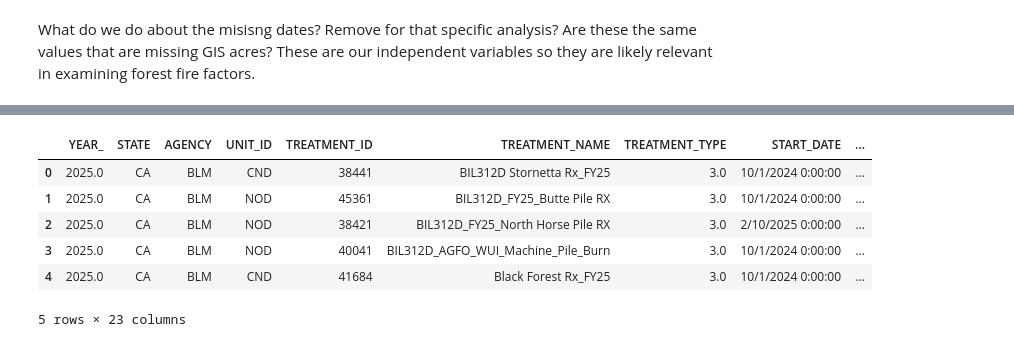
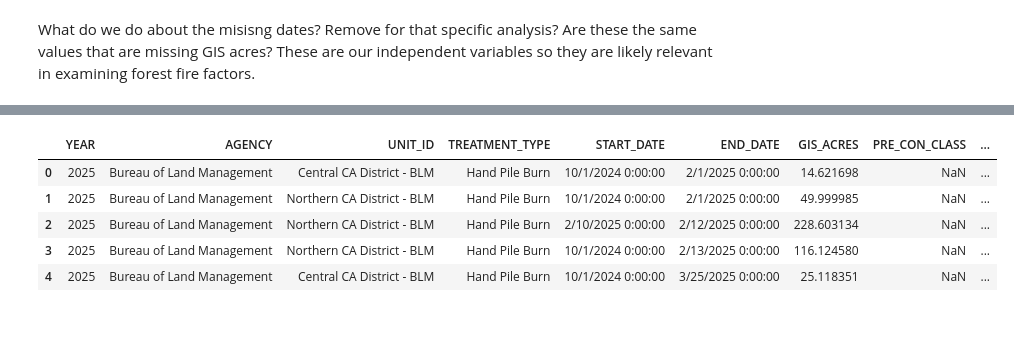
Before and after one commit to elwoodruff/NowellWernerWoodruff, a Jupyter notebook: scripts/rxburn_quality.ipynb, the cells around one changed output, grey strips where cells are left out. Cells and saved outputs as stored; diff of their text form; code cells hidden in the pictures.

Commit message:
Final quality assessment edits rxburn

```diff
--- a/scripts/rxburn_quality.ipynb
+++ b/scripts/rxburn_quality.ipynb
@@ -9,9 +10,41 @@ root_fldr = Path.cwd().parent
 raw_fldr = root_fldr / "data" / "raw"
 
 #Create raw csv file variables
+fire25_csv = raw_fldr / "fire_25_TD.csv"
 rxburn25_csv = raw_fldr / "rxburn_25_TD.csv"
 
 #Import csv as data frames
-rxburn = pd.read_csv(rxburn25_csv)
+fire25_raw = pd.read_csv(fire25_csv)
+rxburn_raw = pd.read_csv(rxburn25_csv)
+# %%
+#Clean imported data, filtering columns and rename
+fire25 = fire25_raw.loc[:,['YEAR_', 'd_AGENCY', 'd_UNIT_ID', 'FIRE_NAME', 'INC_NUM', 'ALARM_DATE', 'CONT_DATE', 'GIS_ACRES', 'd_CAUSE', 'd_C_METHOD', 'd_OBJECTIVE', 'COMMENTS']]
+rxburn25 = rxburn_raw.loc[:,['YEAR_', 'd_AGENCY', 'd_UNIT_ID', 'd_TREATMENT_TYPE', 'START_DATE', 'END_DATE', 'GIS_ACRES', 'd_PRE_CON_CLASS', 'd_POST_CON_CLASS', 'd_RX_CONSUM', 'TREATMENT_ID']]
+
+fire25['YEAR_'] = fire25['YEAR_'].astype('Int64')
+rxburn25['YEAR_'] = rxburn25['YEAR_'].astype('Int64')
+
+fire25 = fire25.rename(
+    columns={
+        'YEAR_': 'YEAR',
+        'd_AGENCY': 'AGENCY',
+        'd_UNIT_ID': 'UNIT_ID',
+        'd_CAUSE': 'CAUSE',
+        'd_OBJECTIVE': 'OBJECTIVE',
+        'd_C_METHOD': 'C_METHOD'
+    }
+)
+
+rxburn25 = rxburn25.rename(
+    columns={
+        'YEAR_': 'YEAR',
+        'd_AGENCY': 'AGENCY',
+        'd_UNIT_ID': 'UNIT_ID',
+        'd_TREATMENT_TYPE': 'TREATMENT_TYPE',
+        'd_PRE_CON_CLASS': 'PRE_CON_CLASS',
+        'd_POST_CON_CLASS': 'POST_CON_CLASS',
+        'd_RX_CONSUM': 'RX_CONSUM'
+    }
+)
 # %%
 #check for na values
@@ -108,13 +133,12 @@ d_STATE              0.000000
 dtype: float64
 # %%
-rxburn.head()
+rxburn25.head()
 # %% [output]
-|  | YEAR_ | STATE | AGENCY | UNIT_ID | TREATMENT_ID | TREATMENT_NAME | TREATMENT_TYPE | START_DATE | ... |
-| 0 | 2025.0 | CA | BLM | CND | 38441 | BIL312D Stornetta Rx_FY25 | 3.0 | 10/1/2024 0:00:00 | ... |
-| 1 | 2025.0 | CA | BLM | NOD | 45361 | BIL312D_FY25_Butte Pile RX | 3.0 | 10/1/2024 0:00:00 | ... |
-| 2 | 2025.0 | CA | BLM | NOD | 38421 | BIL312D_FY25_North Horse Pile RX | 3.0 | 2/10/2025 0:00:00 | ... |
-| 3 | 2025.0 | CA | BLM | NOD | 40041 | BIL312D_AGFO_WUI_Machine_Pile_Burn | 3.0 | 10/1/2024 0:00:00 | ... |
-| 4 | 2025.0 | CA | BLM | CND | 41684 | Black Forest Rx_FY25 | 3.0 | 10/1/2024 0:00:00 | ... |
+|  | YEAR | AGENCY | UNIT_ID | TREATMENT_TYPE | START_DATE | END_DATE | GIS_ACRES | PRE_CON_CLASS | ... |
+| 0 | 2025 | Bureau of Land Management | Central CA District - BLM | Hand Pile Burn | 10/1/2024 0:00:00 | 2/1/2025 0:00:00 | 14.621698 | NaN | ... |
+| 1 | 2025 | Bureau of Land Management | Northern CA District - BLM | Hand Pile Burn | 10/1/2024 0:00:00 | 2/1/2025 0:00:00 | 49.999985 | NaN | ... |
+| 2 | 2025 | Bureau of Land Management | Northern CA District - BLM | Hand Pile Burn | 2/10/2025 0:00:00 | 2/12/2025 0:00:00 | 228.603134 | NaN | ... |
+| 3 | 2025 | Bureau of Land Management | Northern CA District - BLM | Hand Pile Burn | 10/1/2024 0:00:00 | 2/13/2025 0:00:00 | 116.124580 | NaN | ... |
+| 4 | 2025 | Bureau of Land Management | Central CA District - BLM | Hand Pile Burn | 10/1/2024 0:00:00 | 3/25/2025 0:00:00 | 25.118351 | NaN | ... |
-5 rows × 23 columns
 # %%
 #check duplicates
```
Also changed, not shown: parts of 8 cells of this notebook.
